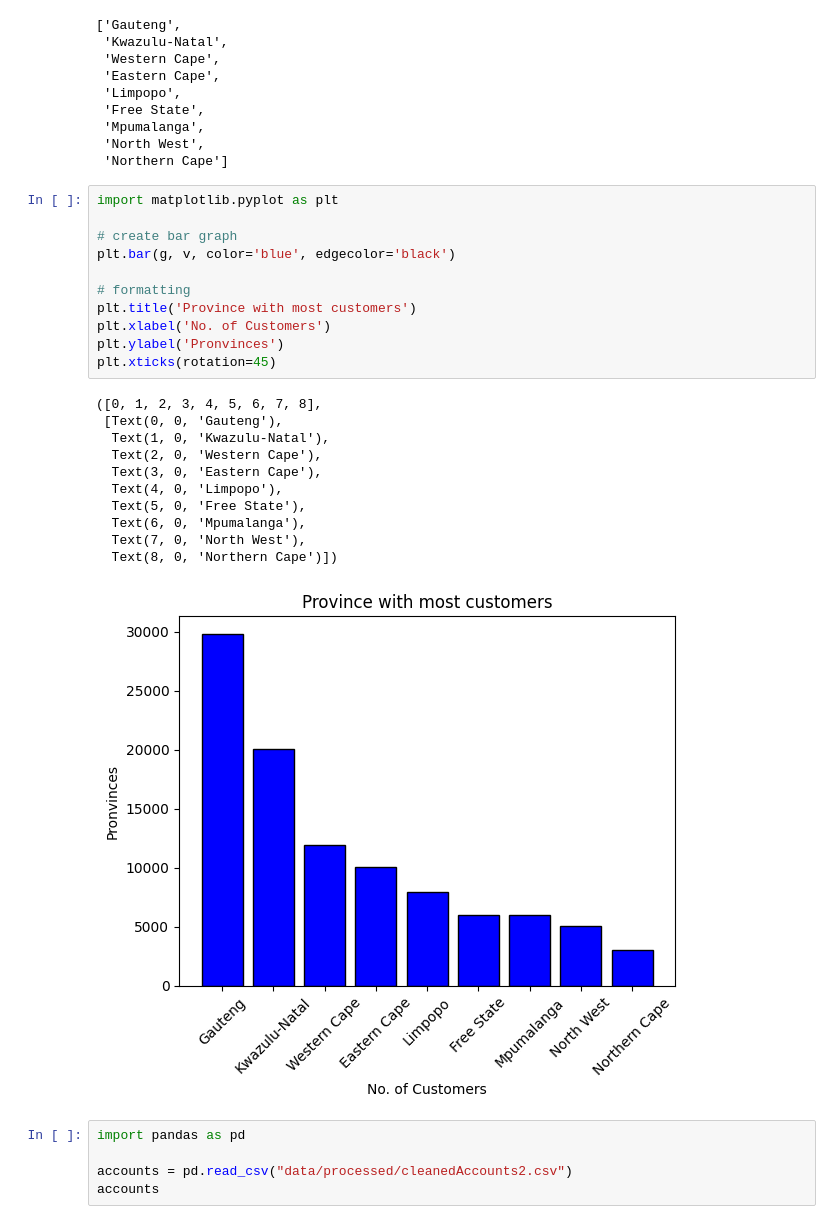
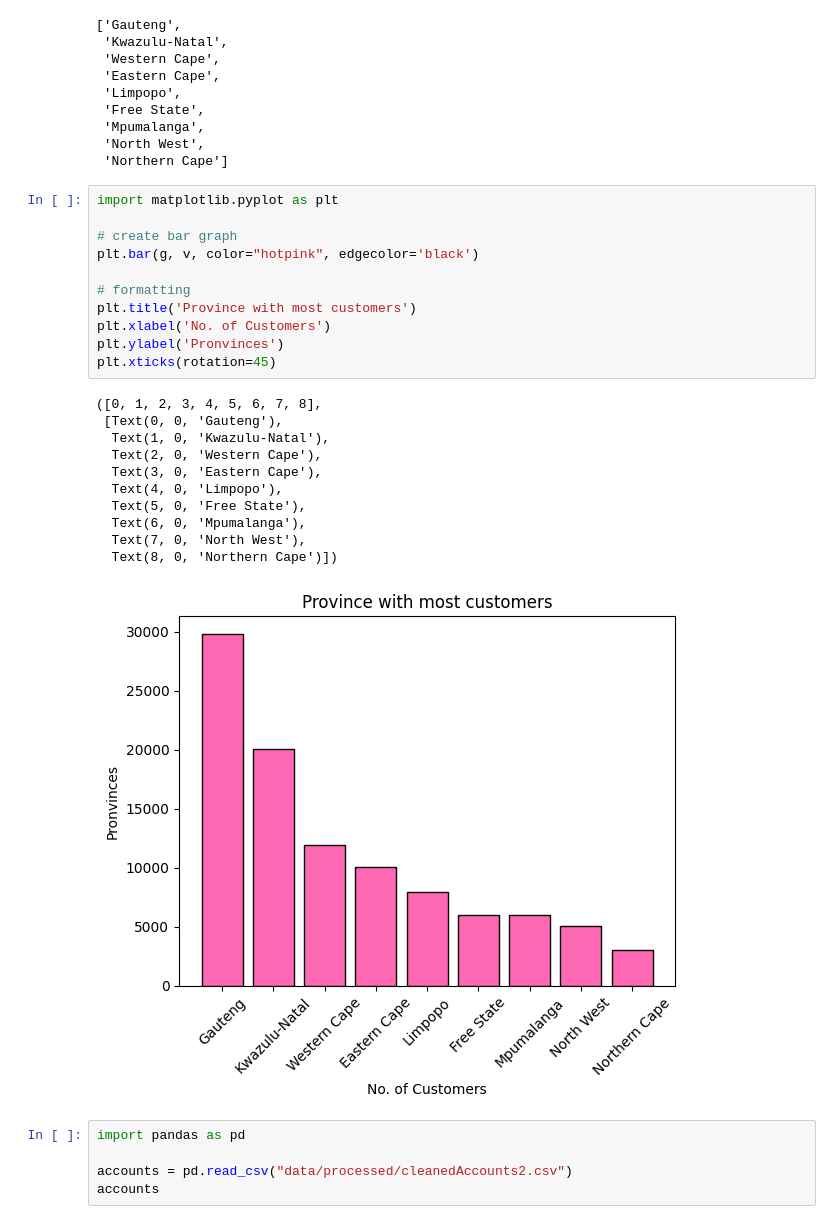
Before and after one commit to akonamajongile-a11y/bankguard, a Jupyter notebook: Siziphiwe_bankguard.ipynb, the cells around one changed output. Saved outputs shown, nothing was run; the diff lists cells and outputs as text.

```diff
--- a/Siziphiwe_bankguard.ipynb
+++ b/Siziphiwe_bankguard.ipynb
@@ -593,26 +593,26 @@ g
 # %%
 import matplotlib.pyplot as plt
 
 # create bar graph
-plt.bar(g, v, color='blue', edgecolor='black')
+plt.bar(g, v, color="hotpink", edgecolor='black')
 
 # formatting
 plt.title('Province with most customers')
 plt.xlabel('No. of Customers')
 plt.ylabel('Pronvinces')
 plt.xticks(rotation=45)
 # %% [output]
 ([0, 1, 2, 3, 4, 5, 6, 7, 8],
  [Text(0, 0, 'Gauteng'),
   Text(1, 0, 'Kwazulu-Natal'),
   Text(2, 0, 'Western Cape'),
   Text(3, 0, 'Eastern Cape'),
   Text(4, 0, 'Limpopo'),
   Text(5, 0, 'Free State'),
   Text(6, 0, 'Mpumalanga'),
   Text(7, 0, 'North West'),
   Text(8, 0, 'Northern Cape')])
-[figure, old version]
+[figure, new version]
 # %%
 import pandas as pd
 
```
Also changed, not shown: parts of 4 cells of this notebook.
